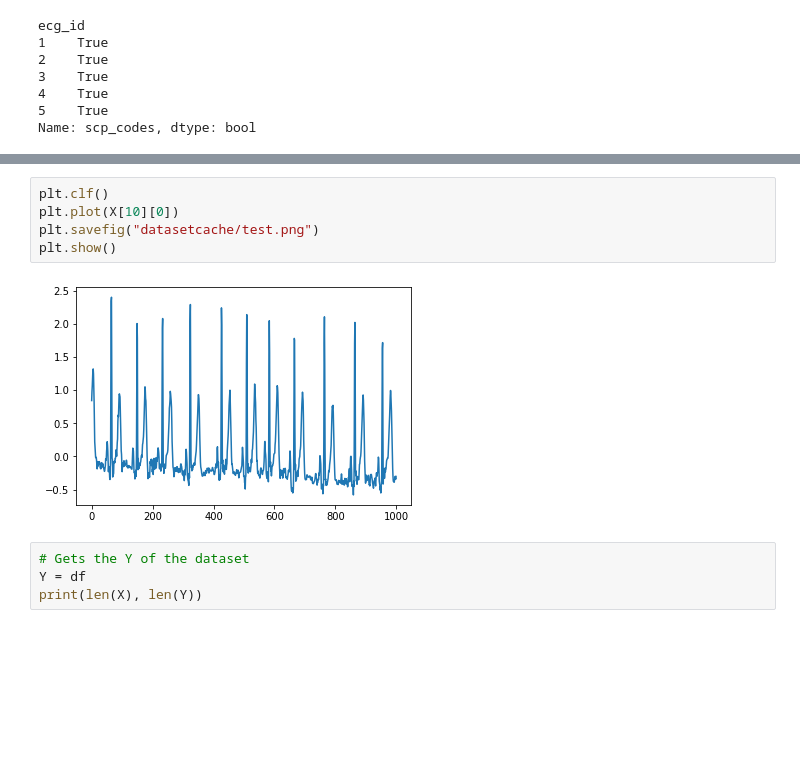
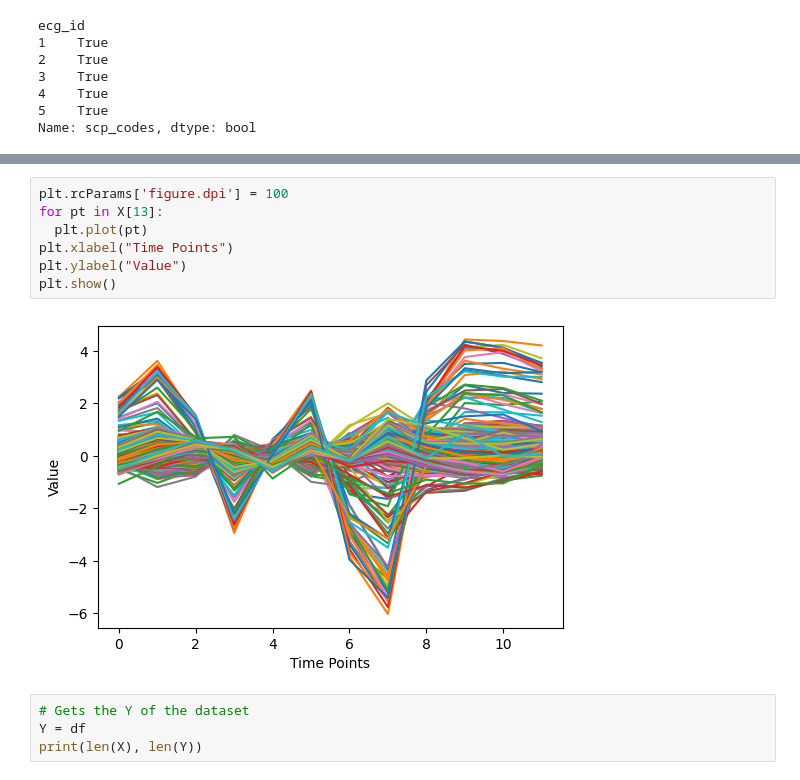
Before and after one commit to bentlyedyson/HEARTY-HEARTY, a Jupyter notebook: datascience/model.ipynb, the cells around one changed output, grey strips where cells are left out. Cells and saved outputs as stored; diff of their text form; blank space fills up the shorter version.

```diff
--- a/datascience/model.ipynb
+++ b/datascience/model.ipynb
@@ -233,10 +262,12 @@ Loading saved raw dataset
-# %%
-plt.clf()
-plt.plot(X[10][0])
-plt.savefig("datasetcache/test.png")
-plt.show()
-# %% [output]
-[figure, removed]
+# %%
+plt.rcParams['figure.dpi'] = 100
+for pt in X[13]:
+  plt.plot(pt)
+plt.xlabel("Time Points")
+plt.ylabel("Value")
+plt.show()
+# %% [output]
+[figure, added]
 # %%
 # Gets the Y of the dataset
 Y = df
```
Also changed, not shown: parts of 23 cells of this notebook.
